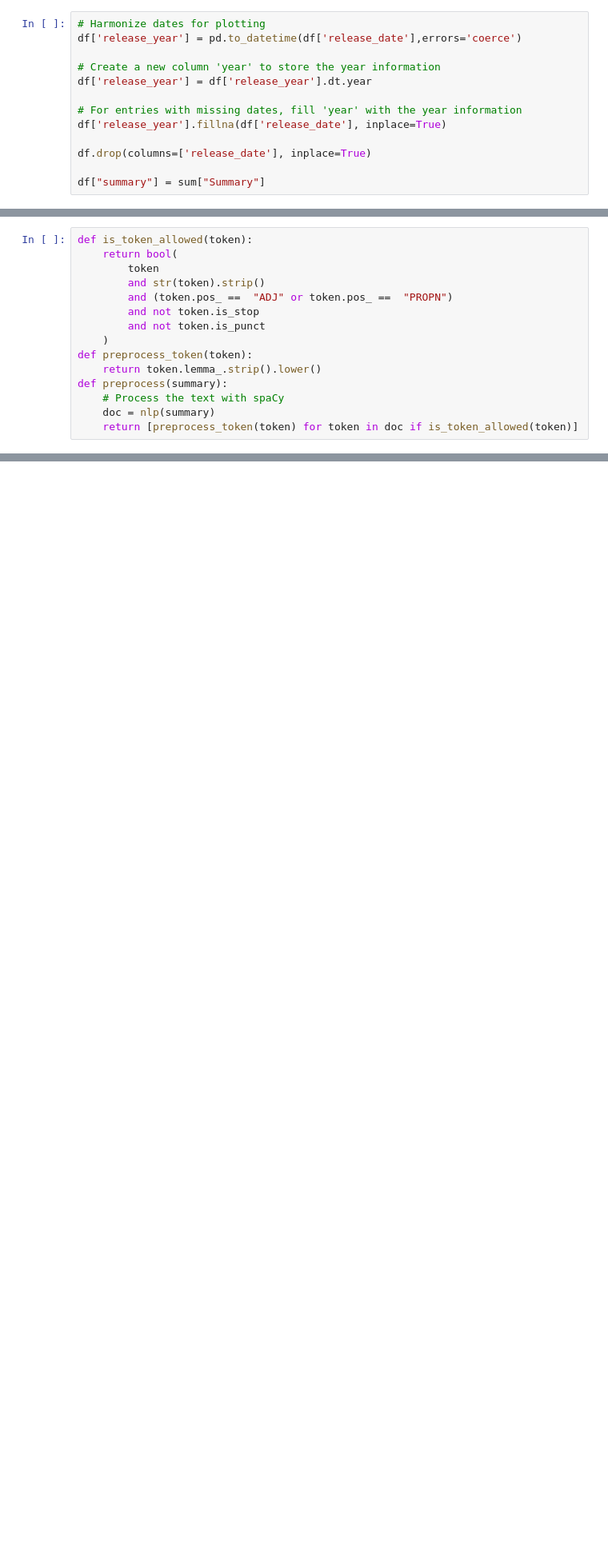
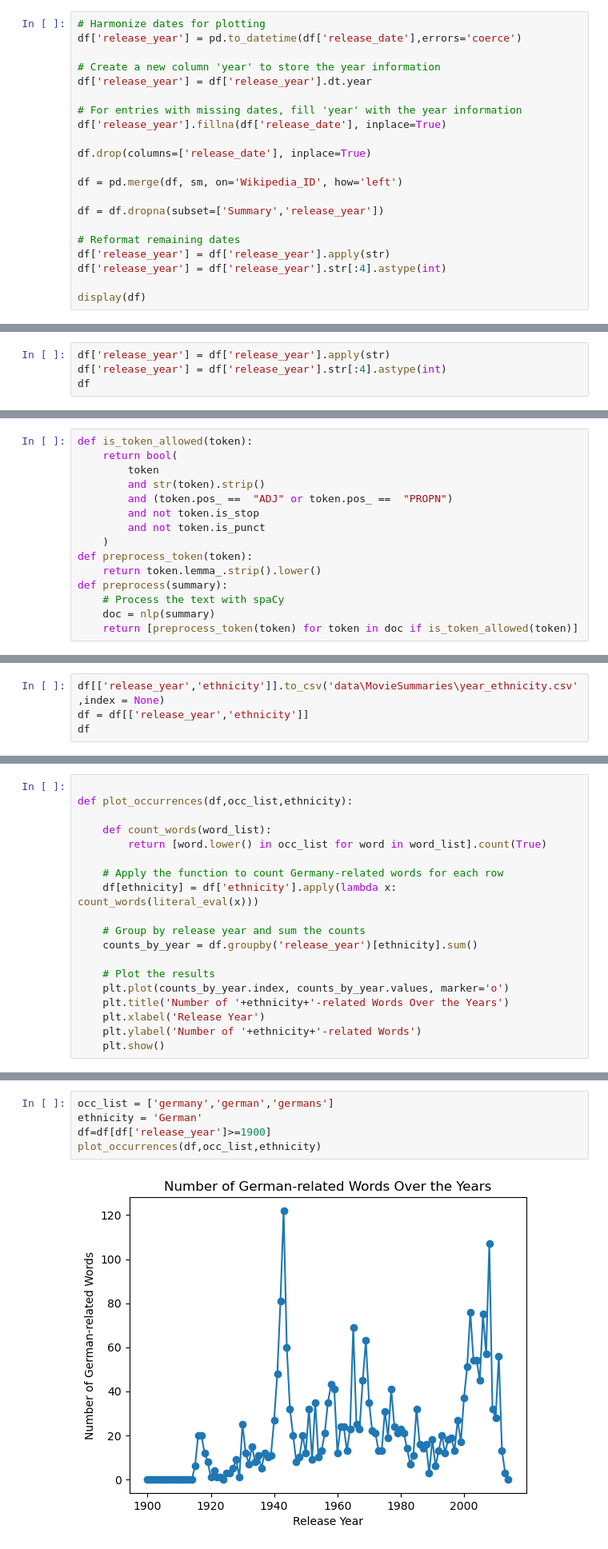
Before and after one commit to epfl-ada/ada-2023-project-padawans, a Jupyter notebook: Q3.ipynb, the cells around one changed output, grey strips where cells are left out. Shown at 80% size. Cells and saved outputs as stored; diff of their text form; blank space fills up the shorter version.

Commit message:
adding some plots of word occurrence

```diff
--- a/Q3.ipynb
+++ b/Q3.ipynb
@@ -20,4 +58,12 @@ df['release_year'].fillna(df['release_date'], inplace=True)
 
 df.drop(columns=['release_date'], inplace=True)
 
-df["summary"] = sum["Summary"]
+df = pd.merge(df, sm, on='Wikipedia_ID', how='left')
+
+df = df.dropna(subset=['Summary','release_year'])
+
+# Reformat remaining dates
+df['release_year'] = df['release_year'].apply(str)
+df['release_year'] = df['release_year'].str[:4].astype(int)
+
+display(df)
@@ -103,0 +84,4 @@ KeyError: 'Nationalities'
+# %%
+df['release_year'] = df['release_year'].apply(str)
+df['release_year'] = df['release_year'].str[:4].astype(int)
+df
@@ -171,3 +151,7 @@ for i in range(100):
 print(list)
 # %% [output]
 [[], ['District 11'], ['Induchoodan', 'Induchoodan', 'Induchoodan', 'Induchoodan'], ['Brainy'], ['the Outback'], [], [], ['Jewish'], [], [], ['Hispanic', 'Caucasian'], [], [], ['American', 'Jews', 'Br ...
+# %%
+df[['release_year','ethnicity']].to_csv('data\MovieSummaries\year_ethnicity.csv',index = None)
+df = df[['release_year','ethnicity']]
+df
@@ -173,0 +189,19 @@ print(list)
+# %%
+
+def plot_occurrences(df,occ_list,ethnicity):
+
+    def count_words(word_list):
+        return [word.lower() in occ_list for word in word_list].count(True)
+
+    # Apply the function to count Germany-related words for each row
+    df[ethnicity] = df['ethnicity'].apply(lambda x: count_words(literal_eval(x)))
+
+    # Group by release year and sum the counts
+    counts_by_year = df.groupby('release_year')[ethnicity].sum()
+
+    # Plot the results
+    plt.plot(counts_by_year.index, counts_by_year.values, marker='o')
+    plt.title('Number of '+ethnicity+'-related Words Over the Years')
+    plt.xlabel('Release Year')
+    plt.ylabel('Number of '+ethnicity+'-related Words')
+    plt.show()
@@ -173,0 +217,7 @@ print(list)
+# %%
+occ_list = ['germany','german','germans']
+ethnicity = 'German'
+df=df[df['release_year']>=1900]
+plot_occurrences(df,occ_list,ethnicity)
+# %% [output]
+[figure, added]
```
Also changed, not shown: parts of 23 cells of this notebook.
